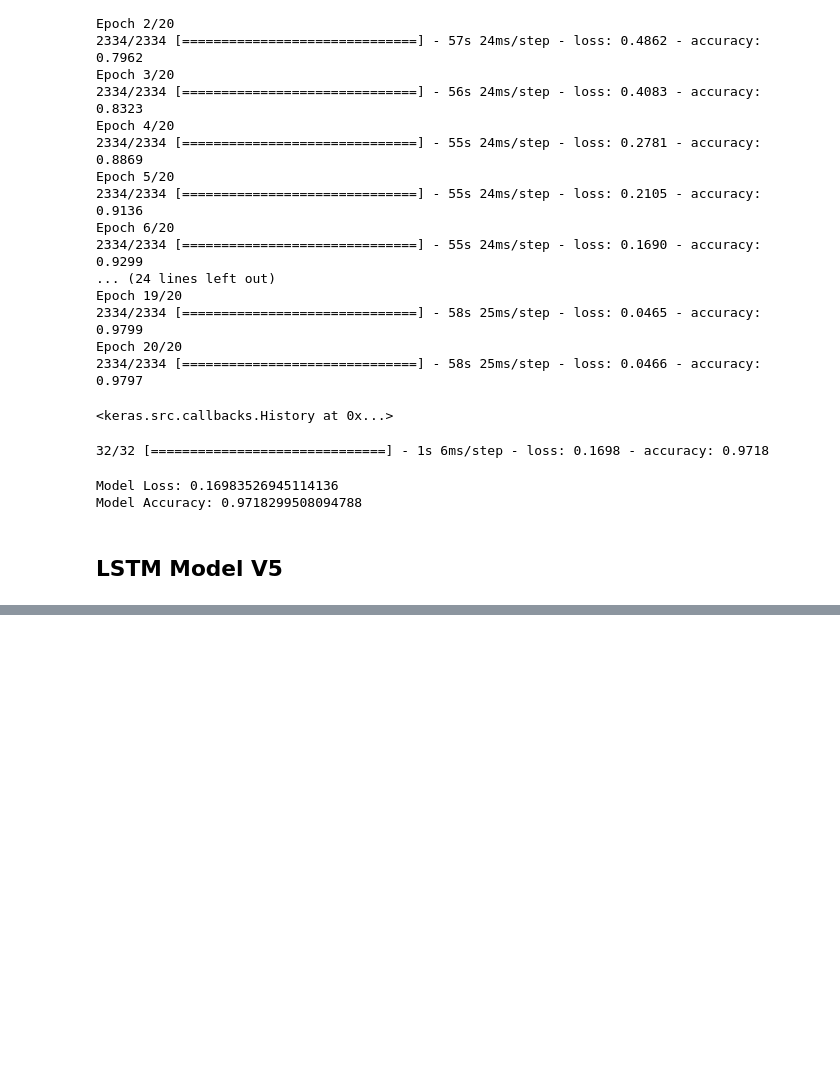
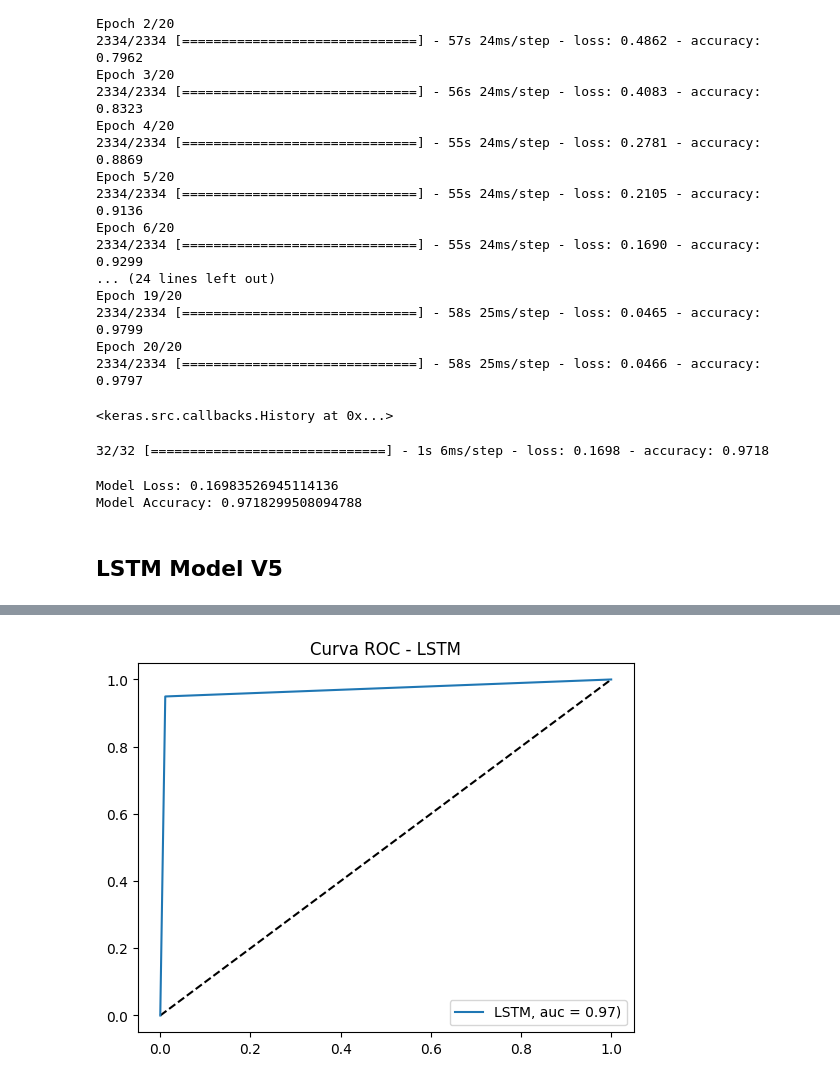
Before and after one commit to JoaoAssalim/NLP-Projects, a Jupyter notebook: Twitter Sentiment Analysis/sentiment_analysis_tensorflow.ipynb, the cells around one changed output, grey strips where cells are left out. Saved outputs shown, nothing was run; the diff lists cells and outputs as text; code cells hidden in the pictures; blank space fills up the shorter version.

```diff
--- a/Twitter Sentiment Analysis/sentiment_analysis_tensorflow.ipynb
+++ b/Twitter Sentiment Analysis/sentiment_analysis_tensorflow.ipynb
@@ -403,0 +423,12 @@ Model Accuracy: 0.9741100072860718
+# %%
+fpr_keras, tpr_keras, thresholds_keras = roc_curve(y_val, binary_predictions)
+auc_keras = auc(fpr_keras, tpr_keras)
+# %%
+plt.figure(1)
+plt.plot([0, 1], [0, 1], 'k--')
+plt.plot(fpr_keras, tpr_keras, label='LSTM, auc = {:.2f})'.format(auc_keras))
+plt.title('Curva ROC - LSTM')
+plt.legend(loc='best')
+plt.show()
+# %% [output]
+[figure, added]
```
Also changed, not shown: parts of 13 cells of this notebook.
